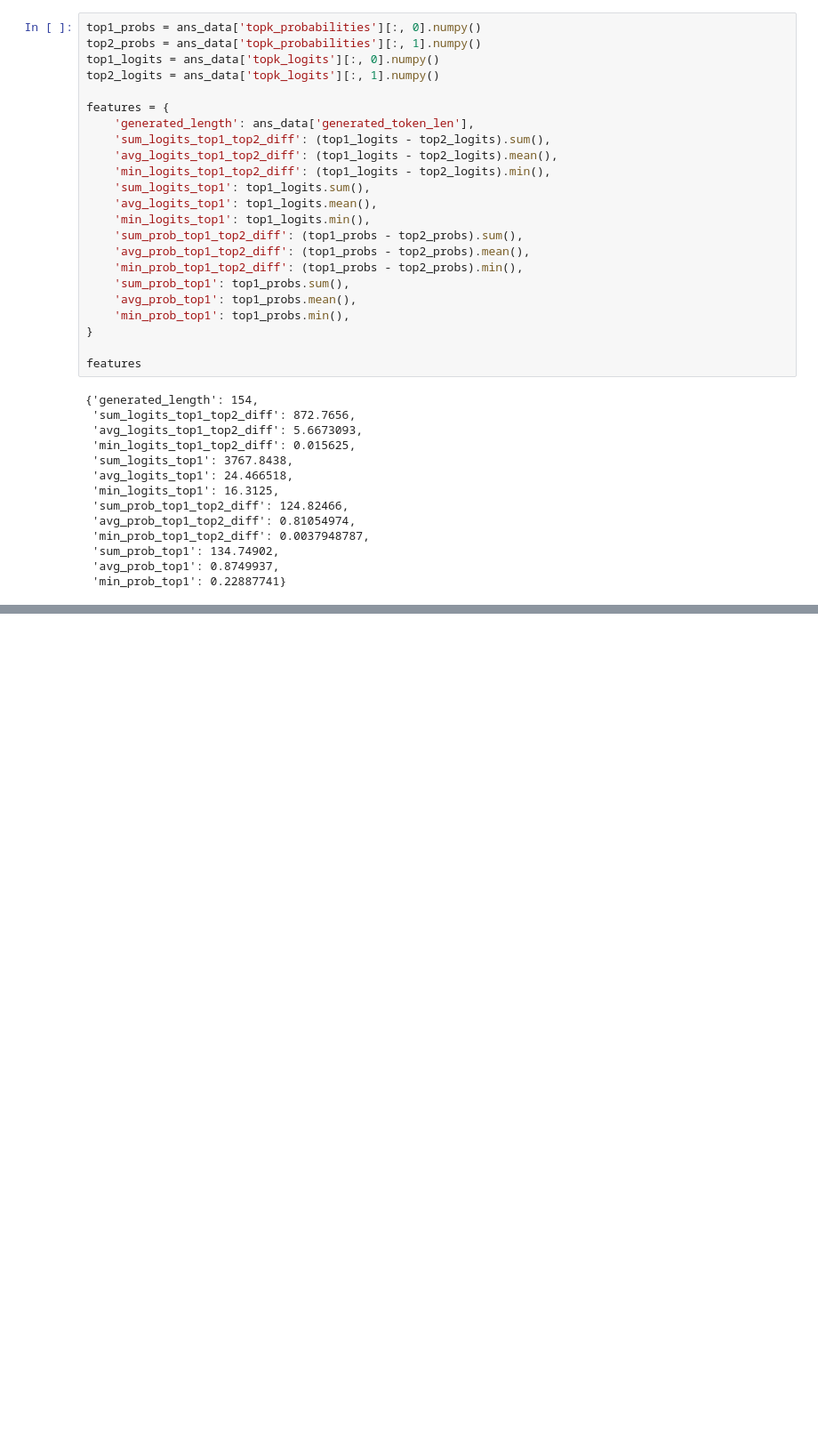
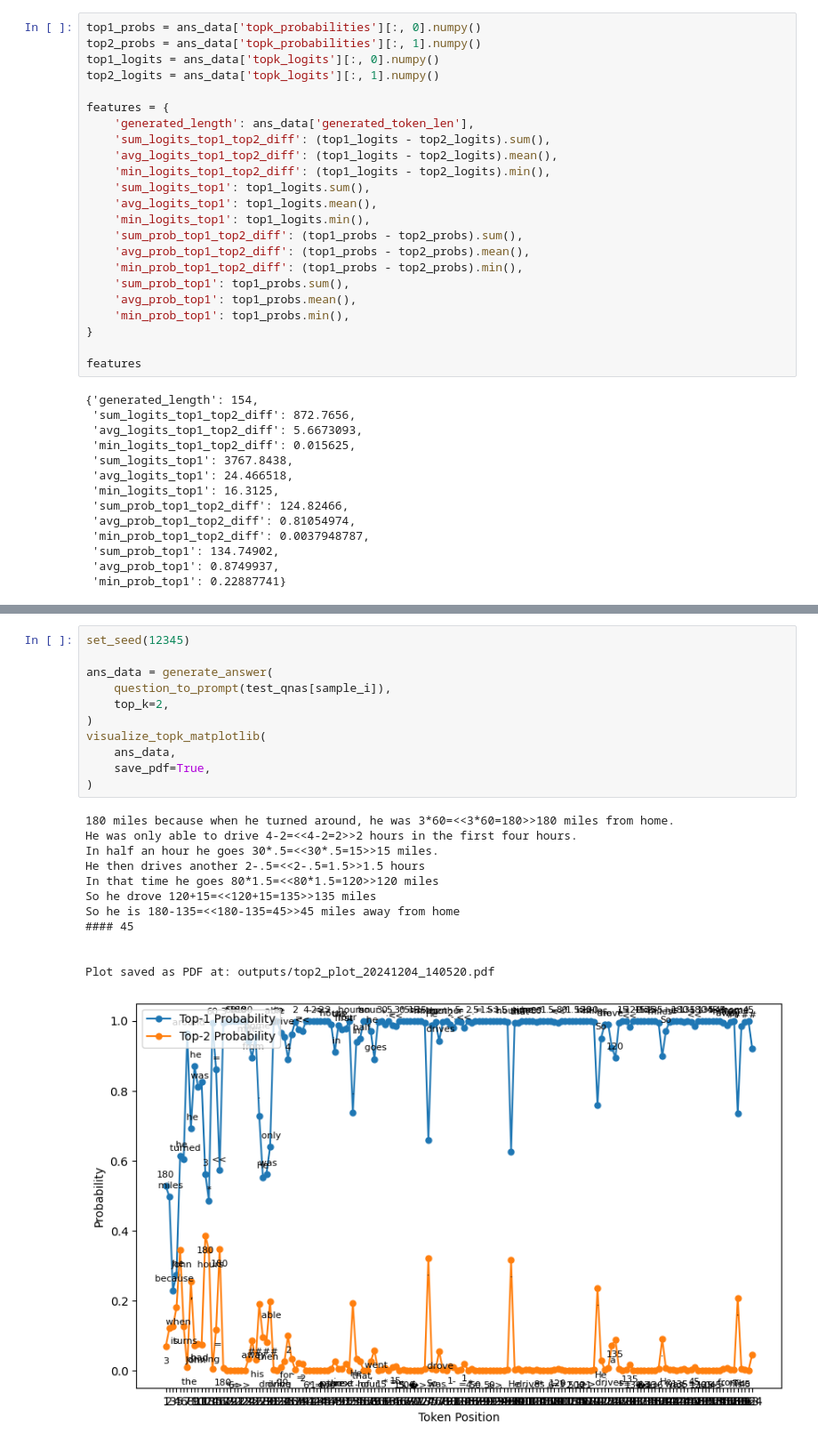
Before and after one commit to SewoongLee/probing-reasoning, a Jupyter notebook: probe-logits-llama-3.2-3B-Instruct-gsm8k-performance_concept.ipynb, the cells around one changed output, grey strips where cells are left out. Shown: that part at 89% size. Drawn from its saved outputs; the diff is of its cells as text; blank space fills up the shorter version.

```diff
--- a/probe-logits-llama-3.2-3B-Instruct-gsm8k-performance_concept.ipynb
+++ b/probe-logits-llama-3.2-3B-Instruct-gsm8k-performance_concept.ipynb
@@ -348,0 +437,24 @@ features
+# %%
+set_seed(12345)
+
+ans_data = generate_answer(
+    question_to_prompt(test_qnas[sample_i]),
+    top_k=2,
+)
+visualize_topk_matplotlib(
+    ans_data,
+    save_pdf=True,
+)
+# %% [output]
+180 miles because when he turned around, he was 3*60=<<3*60=180>>180 miles from home.
+He was only able to drive 4-2=<<4-2=2>>2 hours in the first four hours.
+In half an hour he goes 30*.5=<<30*.5=15>>15 miles.
+He then drives another 2-.5=<<2-.5=1.5>>1.5 hours
+In that time he goes 80*1.5=<<80*1.5=120>>120 miles
+So he drove 120+15=<<120+15=135>>135 miles
+So he is 180-135=<<180-135=45>>45 miles away from home
+#### 45
+
+
+Plot saved as PDF at: outputs/top2_plot_20241204_140520.pdf
+[figure, added]
```
Also changed, not shown: parts of 5 cells of this notebook.
